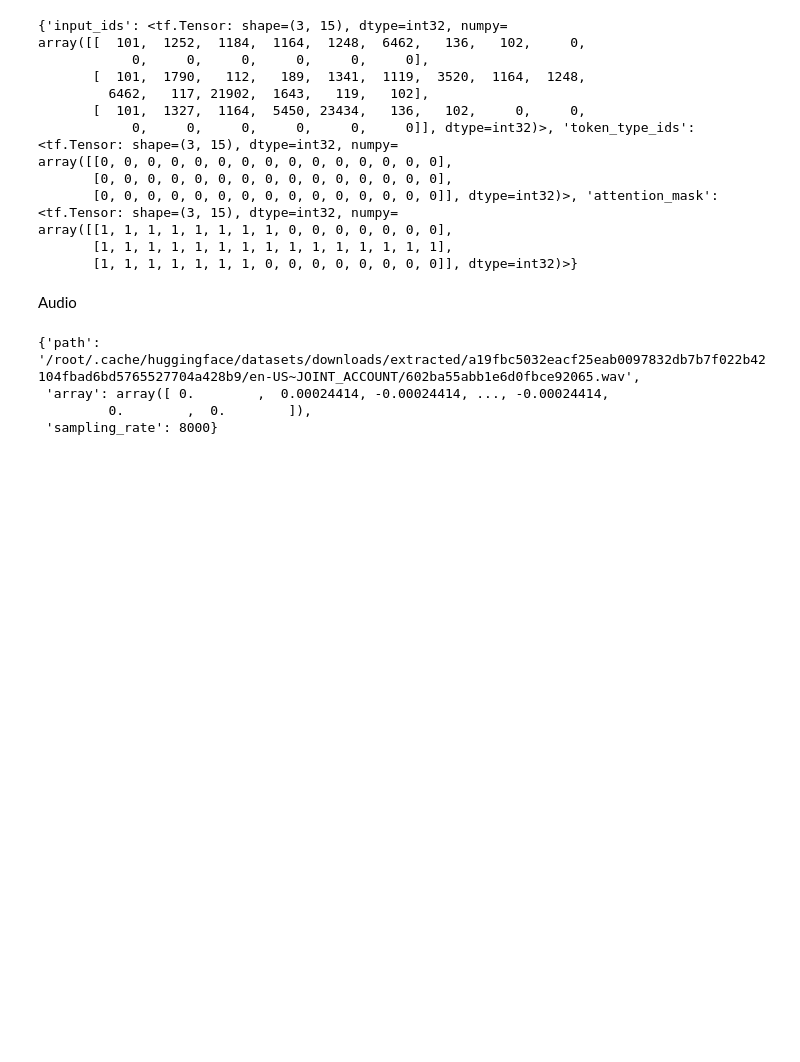
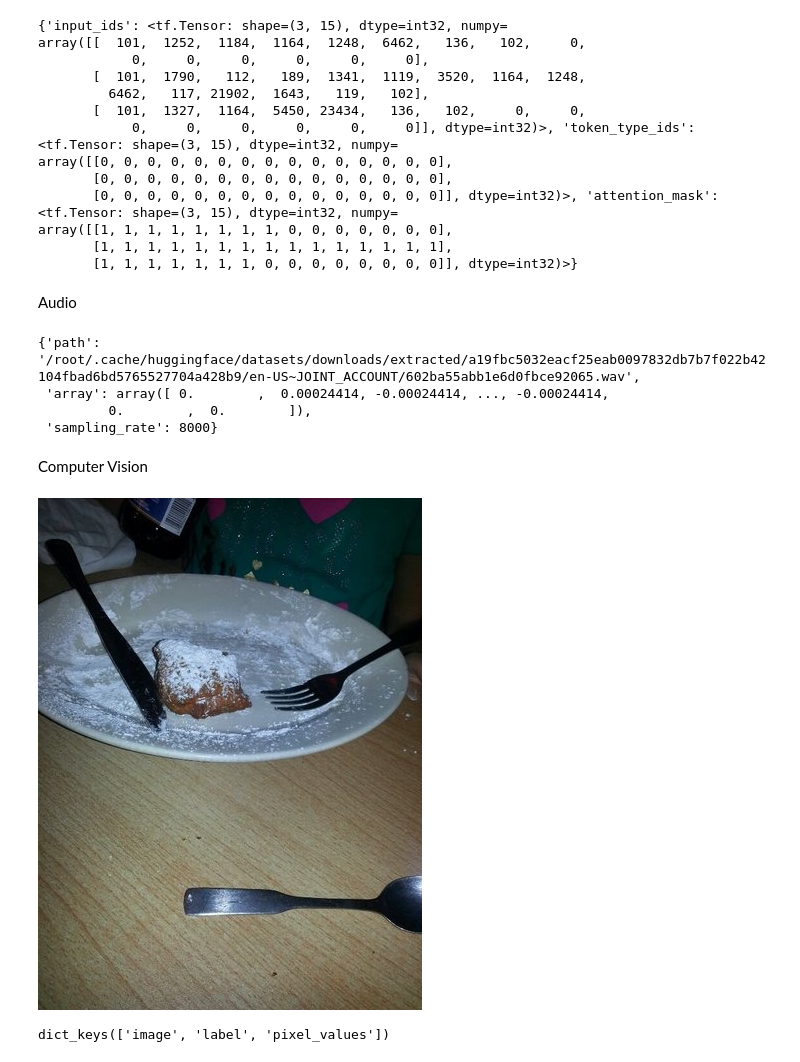
Before and after one commit to mariabaladuggimpudi/fine-tune-nlp, a Jupyter notebook: src/preprocessing.ipynb, the cells around one changed output. Drawn from its saved outputs; the diff is of its cells as text; code cells hidden in the pictures; blank space fills up the shorter version.

Commit message:
Explored ImageProcessor Featureextractor from transformers library

```diff
--- a/src/preprocessing.ipynb
+++ b/src/preprocessing.ipynb
@@ -101,0 +104,10 @@ dataset[0]["audio"]
+# %% [markdown]
+Computer Vision
+# %%
+from datasets import load_dataset
+
+dataset = load_dataset("food101", split="train[:100]")
+# %%
+dataset[0]["image"]
+# %% [output]
+[figure, added]
@@ -101,0 +135,4 @@ dataset[0]["audio"]
+# %%
+dataset[0].keys()
+# %% [output]
+dict_keys(['image', 'label', 'pixel_values'])
```
Also changed, not shown: parts of 7 cells of this notebook.
